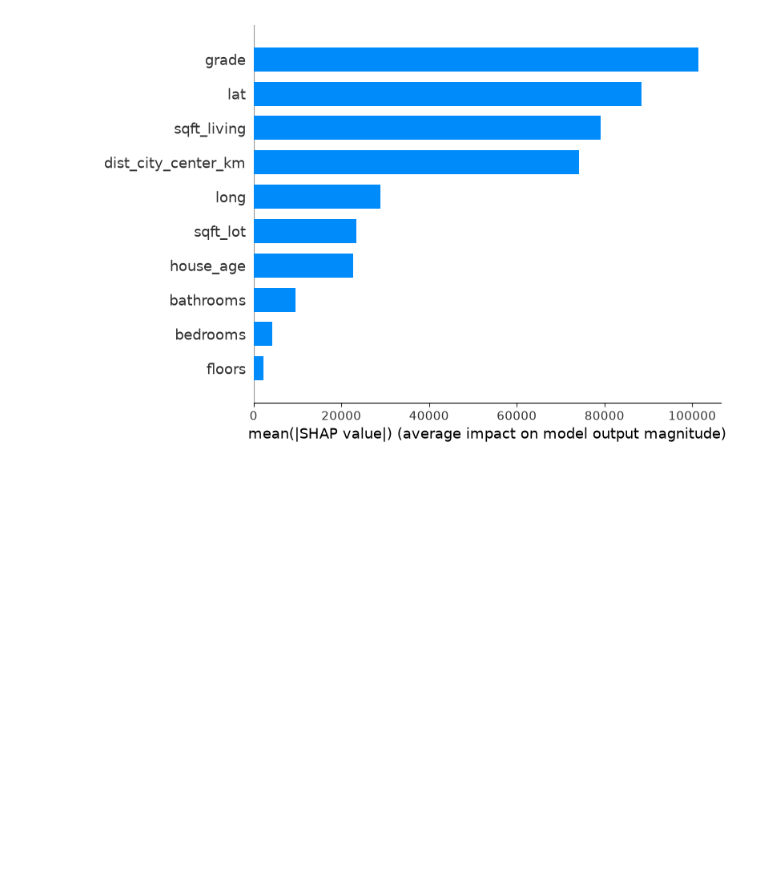
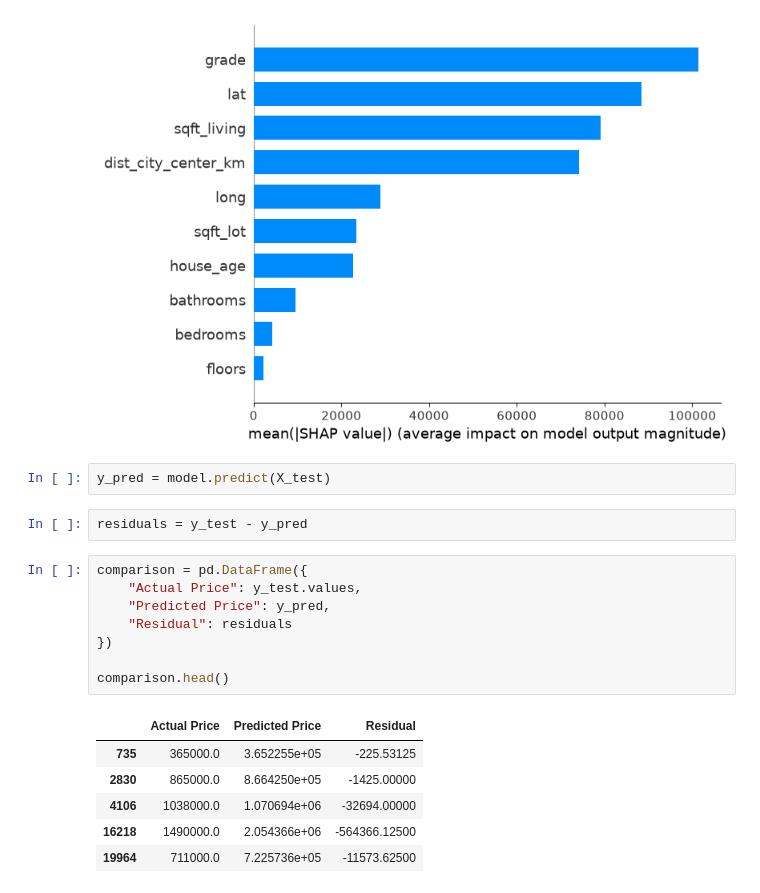
Before and after one commit to Hariharan0-h/GeoValNet, a Jupyter notebook: notebooks/03_shap_residuals.ipynb, the cells around one changed output. Saved outputs shown, nothing was run; the diff lists cells and outputs as text; blank space fills up the shorter version.

```diff
--- a/notebooks/03_shap_residuals.ipynb
+++ b/notebooks/03_shap_residuals.ipynb
@@ -388,3 +388,22 @@ plt.savefig(
 plt.show()
 # %% [output]
 [figure]
+# %%
+y_pred = model.predict(X_test)
+# %%
+residuals = y_test - y_pred
+# %%
+comparison = pd.DataFrame({
+    "Actual Price": y_test.values,
+    "Predicted Price": y_pred,
+    "Residual": residuals
+})
+
+comparison.head()
+# %% [output]
+|  | Actual Price | Predicted Price | Residual |
+| 735 | 365000.0 | 3.652255e+05 | -225.53125 |
+| 2830 | 865000.0 | 8.664250e+05 | -1425.00000 |
+| 4106 | 1038000.0 | 1.070694e+06 | -32694.00000 |
+| 16218 | 1490000.0 | 2.054366e+06 | -564366.12500 |
+| 19964 | 711000.0 | 7.225736e+05 | -11573.62500 |
```
Also changed, not shown: parts of 4 cells of this notebook, 2 other files.
